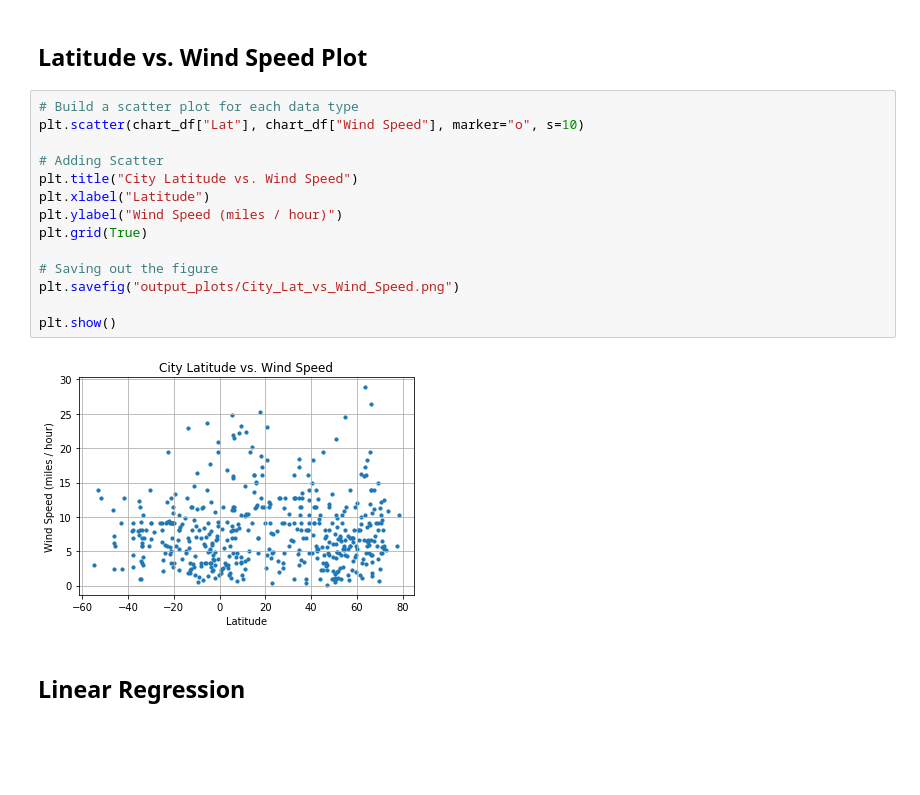
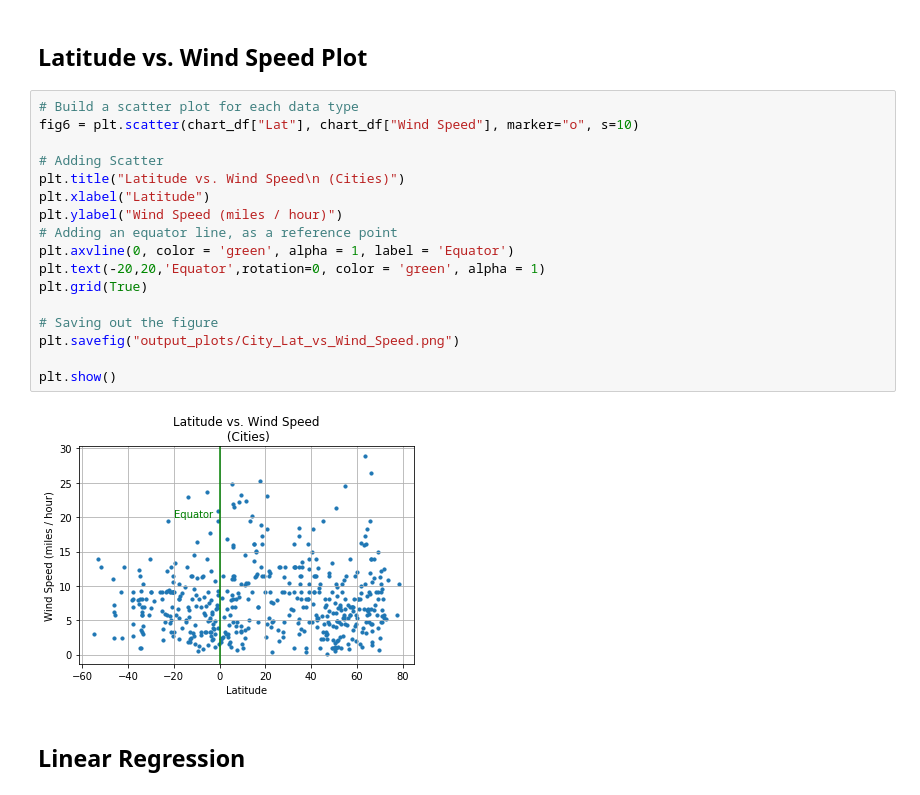
Before and after one commit to SaltireSequence/python-api-challenge, a Jupyter notebook: WeatherPy.ipynb, the cells around one changed output. Drawn from its saved outputs; the diff is of its cells as text; blank space fills up the shorter version.

```diff
--- a/WeatherPy.ipynb
+++ b/WeatherPy.ipynb
@@ -274,20 +282,23 @@ plt.show()
 ## Latitude vs. Wind Speed Plot
 # %%
 # Build a scatter plot for each data type
-plt.scatter(chart_df["Lat"], chart_df["Wind Speed"], marker="o", s=10)
+fig6 = plt.scatter(chart_df["Lat"], chart_df["Wind Speed"], marker="o", s=10)
 
 # Adding Scatter
-plt.title("City Latitude vs. Wind Speed")
+plt.title("Latitude vs. Wind Speed\n (Cities)")
 plt.xlabel("Latitude")
 plt.ylabel("Wind Speed (miles / hour)")
+# Adding an equator line, as a reference point
+plt.axvline(0, color = 'green', alpha = 1, label = 'Equator')
+plt.text(-20,20,'Equator',rotation=0, color = 'green', alpha = 1)
 plt.grid(True)
 
 # Saving out the figure
 plt.savefig("output_plots/City_Lat_vs_Wind_Speed.png")
 
 plt.show()
 # %% [output]
-[figure, old version]
+[figure, new version]
 # %% [markdown]
 ## Linear Regression
 # %%
```
Also changed, not shown: parts of 13 cells of this notebook, 15 other files.
